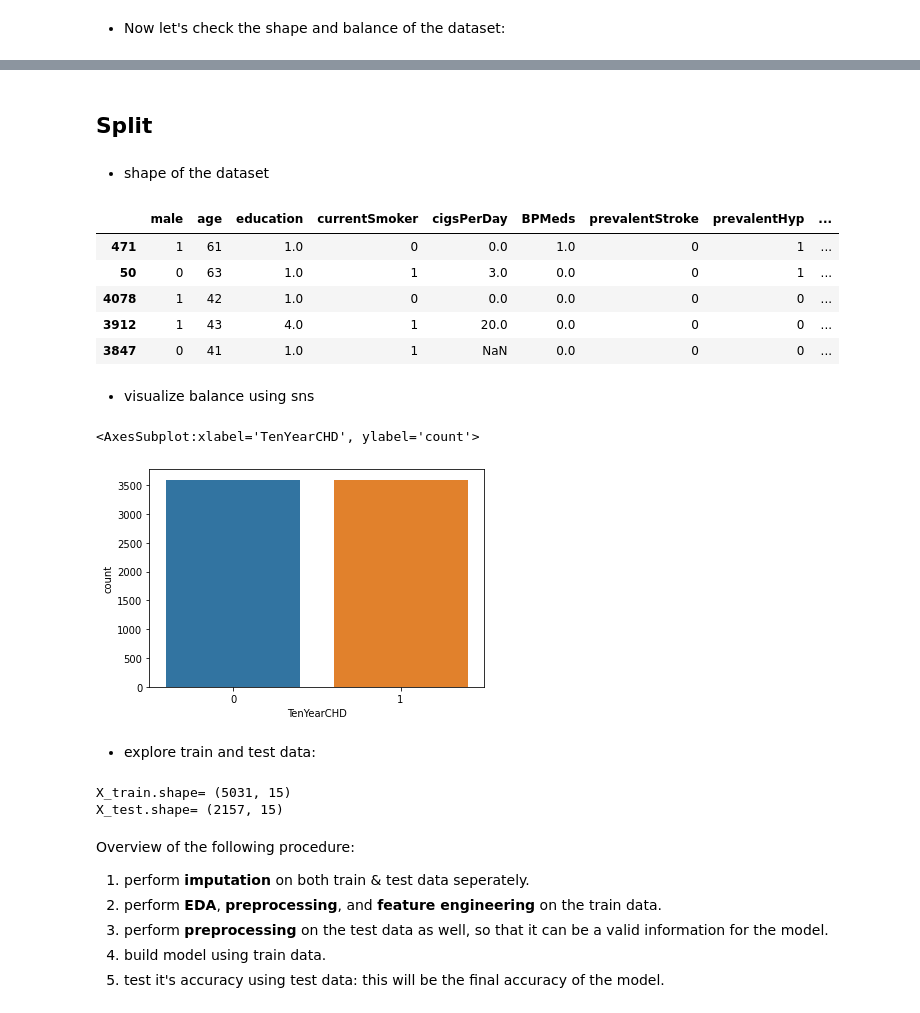
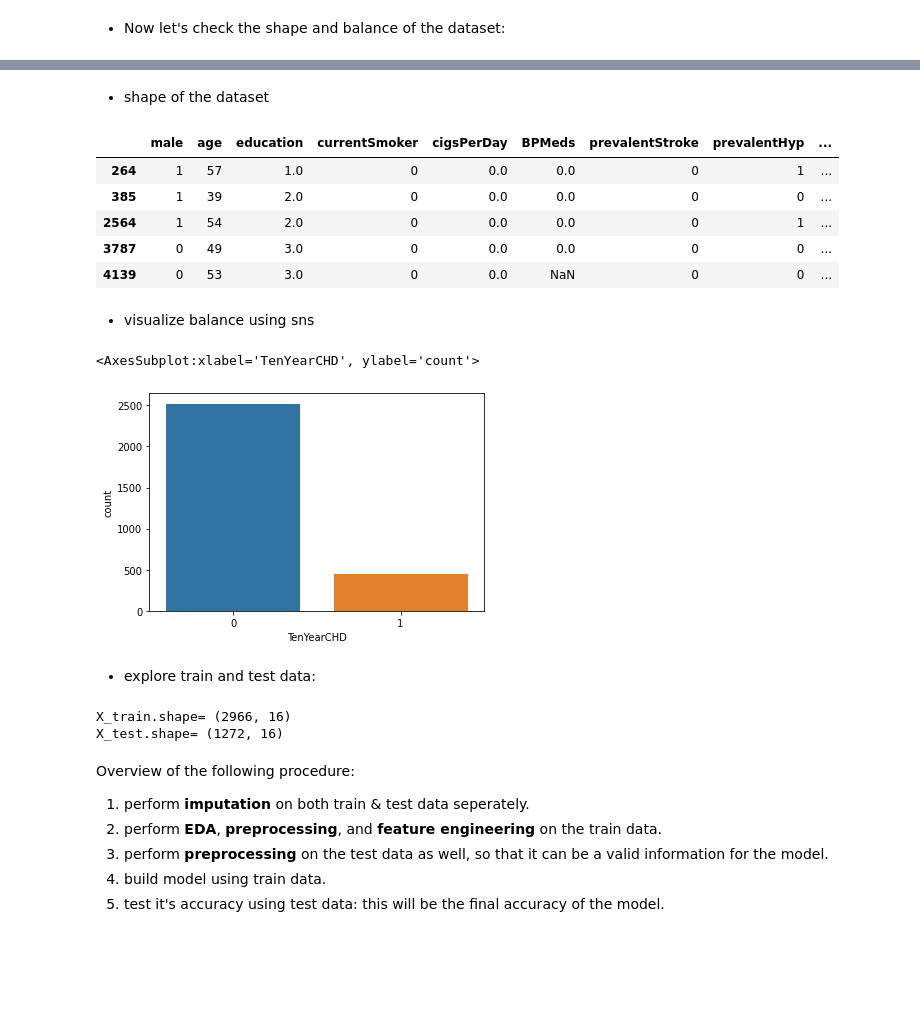
Before and after one commit to RedocamaI/heart_disease_predictor, a Jupyter notebook: heart_disease_predictor.ipynb, the cells around one changed output, grey strips where cells are left out. Saved outputs shown, nothing was run; the diff lists cells and outputs as text; code cells hidden in the pictures; blank space fills up the shorter version.

```diff
--- a/heart_disease_predictor.ipynb
+++ b/heart_disease_predictor.ipynb
@@ -89,2 +95,4 @@ sns.countplot(x=data['TenYearCHD'])
+# %%
+X_train, X_test, y_train, y_test = train_test_split(data, data['TenYearCHD'], test_size=0.3, random_state=0)
 # %% [markdown]
 ##### Handling imbalanced dataset
@@ -114,32 +102,28 @@ data_balanced.shape
-# %% [markdown]
-## Split
-# %%
-X_train, X_test, y_train, y_test = train_test_split(data_balanced.drop('TenYearCHD', axis=1), data_balanced['TenYearCHD'], test_size=0.3, random_state=0)
 # %% [markdown]
 - shape of the dataset
 # %%
 X_train.head()
 # %% [output]
 |  | male | age | education | currentSmoker | cigsPerDay | BPMeds | prevalentStroke | prevalentHyp | ... |
-| 471 | 1 | 61 | 1.0 | 0 | 0.0 | 1.0 | 0 | 1 | ... |
-| 50 | 0 | 63 | 1.0 | 1 | 3.0 | 0.0 | 0 | 1 | ... |
-| 4078 | 1 | 42 | 1.0 | 0 | 0.0 | 0.0 | 0 | 0 | ... |
-| 3912 | 1 | 43 | 4.0 | 1 | 20.0 | 0.0 | 0 | 0 | ... |
-| 3847 | 0 | 41 | 1.0 | 1 | NaN | 0.0 | 0 | 0 | ... |
+| 264 | 1 | 57 | 1.0 | 0 | 0.0 | 0.0 | 0 | 1 | ... |
+| 385 | 1 | 39 | 2.0 | 0 | 0.0 | 0.0 | 0 | 0 | ... |
+| 2564 | 1 | 54 | 2.0 | 0 | 0.0 | 0.0 | 0 | 1 | ... |
+| 3787 | 0 | 49 | 3.0 | 0 | 0.0 | 0.0 | 0 | 0 | ... |
+| 4139 | 0 | 53 | 3.0 | 0 | 0.0 | NaN | 0 | 0 | ... |
 # %% [markdown]
 - visualize balance using sns
 # %%
-sns.countplot(x=data_balanced['TenYearCHD'])
+sns.countplot(x=y_train)
 # %% [output]
 <AxesSubplot:xlabel='TenYearCHD', ylabel='count'>
-[figure, old version]
+[figure, new version]
 # %% [markdown]
 - explore train and test data:
 # %%
 print('X_train.shape=', X_train.shape, '\nX_test.shape=', X_test.shape)
 # %% [output]
-X_train.shape= (5031, 15)
-X_test.shape= (2157, 15)
+X_train.shape= (2966, 16)
+X_test.shape= (1272, 16)
 # %% [markdown]
 Overview of the following procedure:
 1. perform **imputation** on both train & test data seperately.
```
Also changed, not shown: parts of 157 cells of this notebook.
